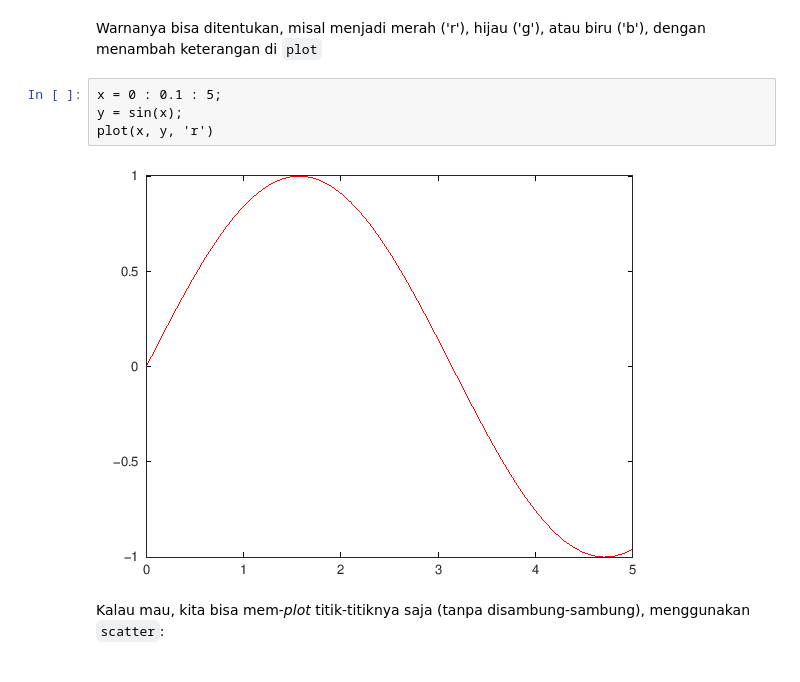
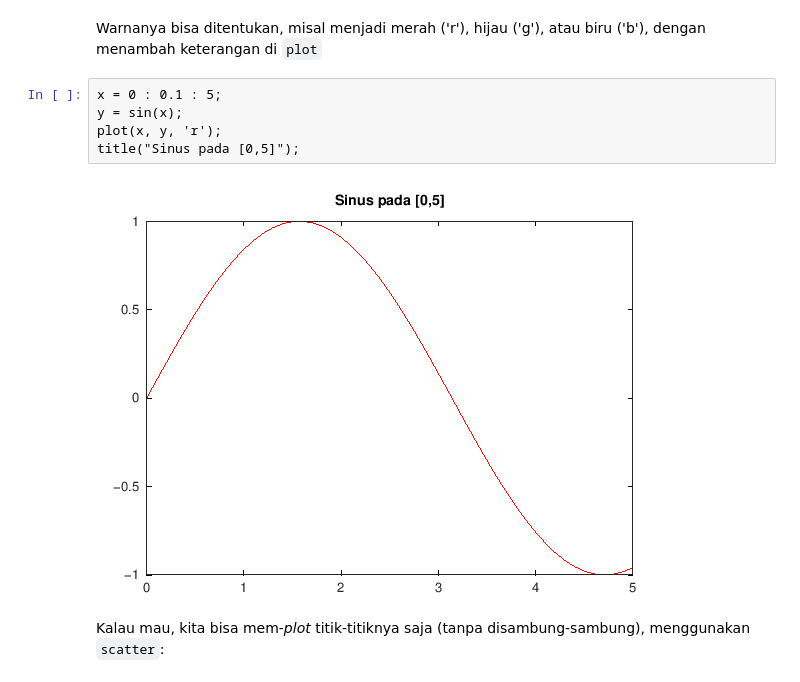
Before and after one commit to aslab-math-ui/modul-prak, a Jupyter notebook: semuahalaman/modulprak/2024/genap/pdnum/modul2.ipynb, the cells around one changed output. Cells and saved outputs as stored; diff of their text form.

```diff
--- a/semuahalaman/modulprak/2024/genap/pdnum/modul2.ipynb
+++ b/semuahalaman/modulprak/2024/genap/pdnum/modul2.ipynb
@@ -116,9 +116,10 @@ Warnanya bisa ditentukan, misal menjadi merah ('r'), hijau ('g'), atau biru ('b'
 # %%
 x = 0 : 0.1 : 5;
 y = sin(x);
-plot(x, y, 'r')
+plot(x, y, 'r');
+title("Sinus pada [0,5]");
 # %% [output]
-[figure, old version]
+[figure, new version]
 # %% [markdown]
 Kalau mau, kita bisa mem-*plot* titik-titiknya saja (tanpa disambung-sambung), menggunakan `scatter`:
 # %%
```
Also changed, not shown: parts of 11 cells of this notebook.
